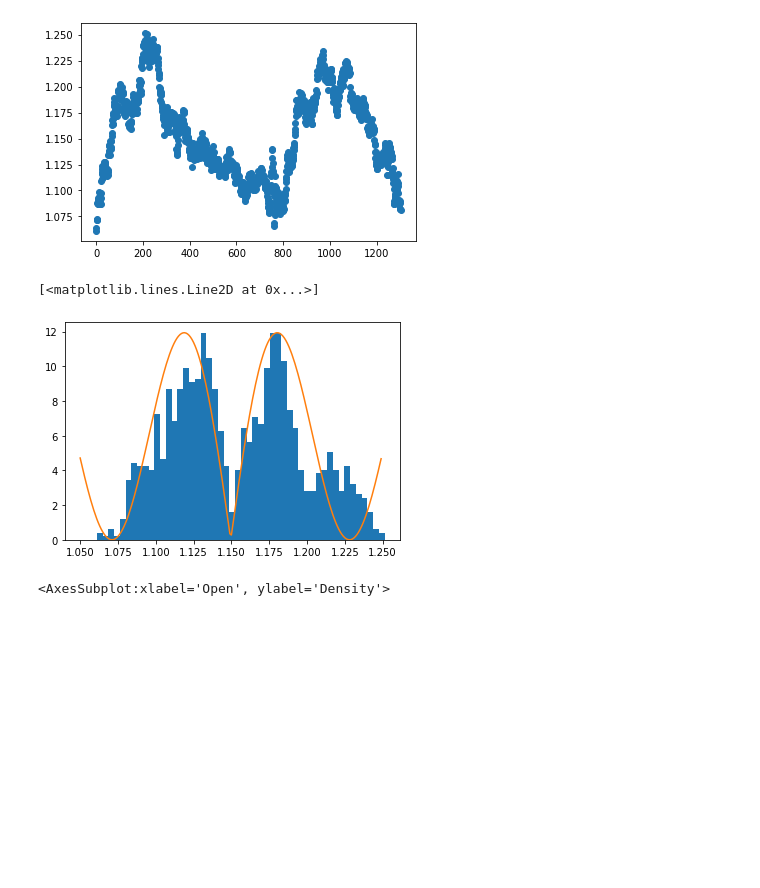
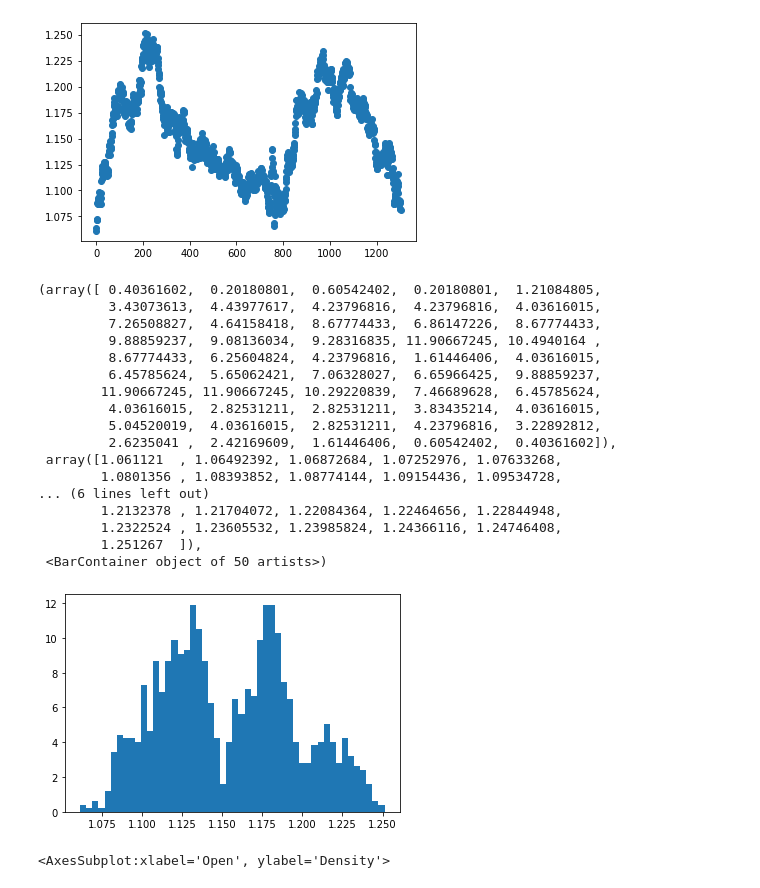
Before and after one commit to klaudynka245/statistics, a Jupyter notebook: projekt.ipynb, the cells around one changed output. Saved outputs shown, nothing was run; the diff lists cells and outputs as text; code cells hidden in the pictures; blank space fills up the shorter version.

```diff
--- a/projekt.ipynb
+++ b/projekt.ipynb
@@ -132,10 +151,26 @@ plt.scatter(np.arange(len(y)),y)
 [figure]
 # %%
 plt.hist(y, density = True, bins=50)
-plt.plot(np.arange(1.05,1.25,0.001), [abs(31*np.sin(20*x)*np.cos(20*x)**2) for x in np.arange(1,1.2,0.001)])
+#plt.plot(np.arange(1.05,1.25,0.001), [abs(31*np.sin(20*x)*np.cos(20*x)**2) for x in np.arange(1,1.2,0.001)])
 # %% [output]
-[<matplotlib.lines.Line2D at 0x...>]
+(array([ 0.40361602,  0.20180801,  0.60542402,  0.20180801,  1.21084805,
+         3.43073613,  4.43977617,  4.23796816,  4.23796816,  4.03616015,
+         7.26508827,  4.64158418,  8.67774433,  6.86147226,  8.67774433,
+         9.88859237,  9.08136034,  9.28316835, 11.90667245, 10.4940164 ,
+         8.67774433,  6.25604824,  4.23796816,  1.61446406,  4.03616015,
+         6.45785624,  5.65062421,  7.06328027,  6.65966425,  9.88859237,
+        11.90667245, 11.90667245, 10.29220839,  7.46689628,  6.45785624,
+         4.03616015,  2.82531211,  2.82531211,  3.83435214,  4.03616015,
+         5.04520019,  4.03616015,  2.82531211,  4.23796816,  3.22892812,
+         2.6235041 ,  2.42169609,  1.61446406,  0.60542402,  0.40361602]),
+ array([1.061121  , 1.06492392, 1.06872684, 1.07252976, 1.07633268,
+        1.0801356 , 1.08393852, 1.08774144, 1.09154436, 1.09534728,
+... (6 lines left out)
+        1.2132378 , 1.21704072, 1.22084364, 1.22464656, 1.22844948,
+        1.2322524 , 1.23605532, 1.23985824, 1.24366116, 1.24746408,
+        1.251267  ]),
+ <BarContainer object of 50 artists>)
-[figure, old version]
+[figure, new version]
 # %%
 sns.kdeplot(y)
 # %% [output]
```
Also changed, not shown: parts of 3 cells of this notebook, 5 other files.
